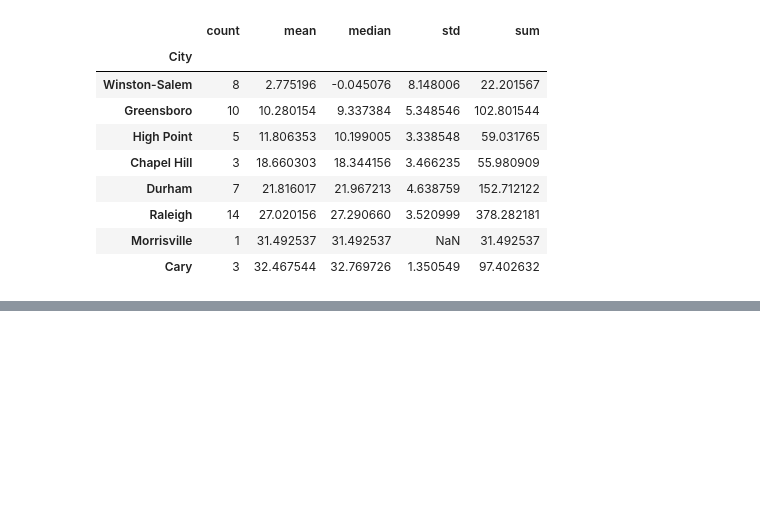
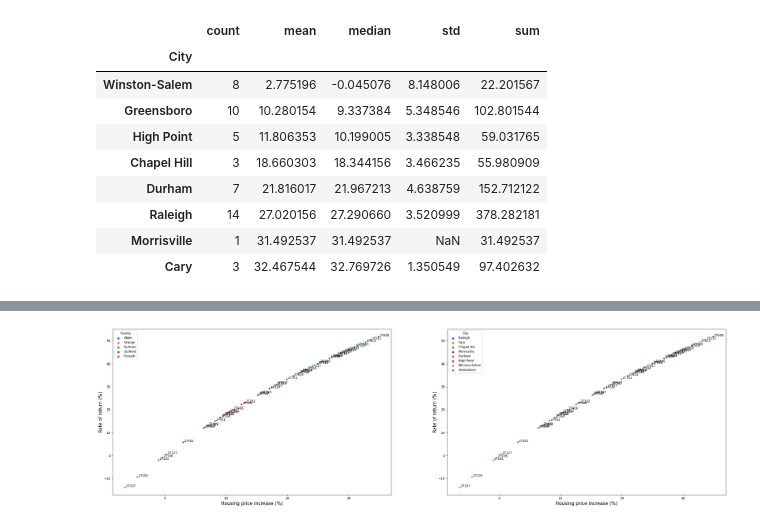
Before and after one commit to saychelsea11/north_carolina_best_real_estate_locations, a Jupyter notebook: nc_housing_data_best_locations.ipynb, the cells around one changed output, grey strips where cells are left out. Saved outputs shown, nothing was run; the diff lists cells and outputs as text; code cells hidden in the pictures; blank space fills up the shorter version.

```diff
--- a/nc_housing_data_best_locations.ipynb
+++ b/nc_housing_data_best_locations.ipynb
@@ -536,0 +685,4 @@ uni_scatterplot(df_zillow,'PriceIncreaseYearly','Housing price increase yearly (
+# %%
+bi_scatterplot(df_zillow_10yr,'PriceIncreasePerc','RateOfReturn','Housing price increase (%)','Rate of return (%)')
+# %% [output]
+[figure, added]
```
Also changed, not shown: parts of 26 cells of this notebook.
